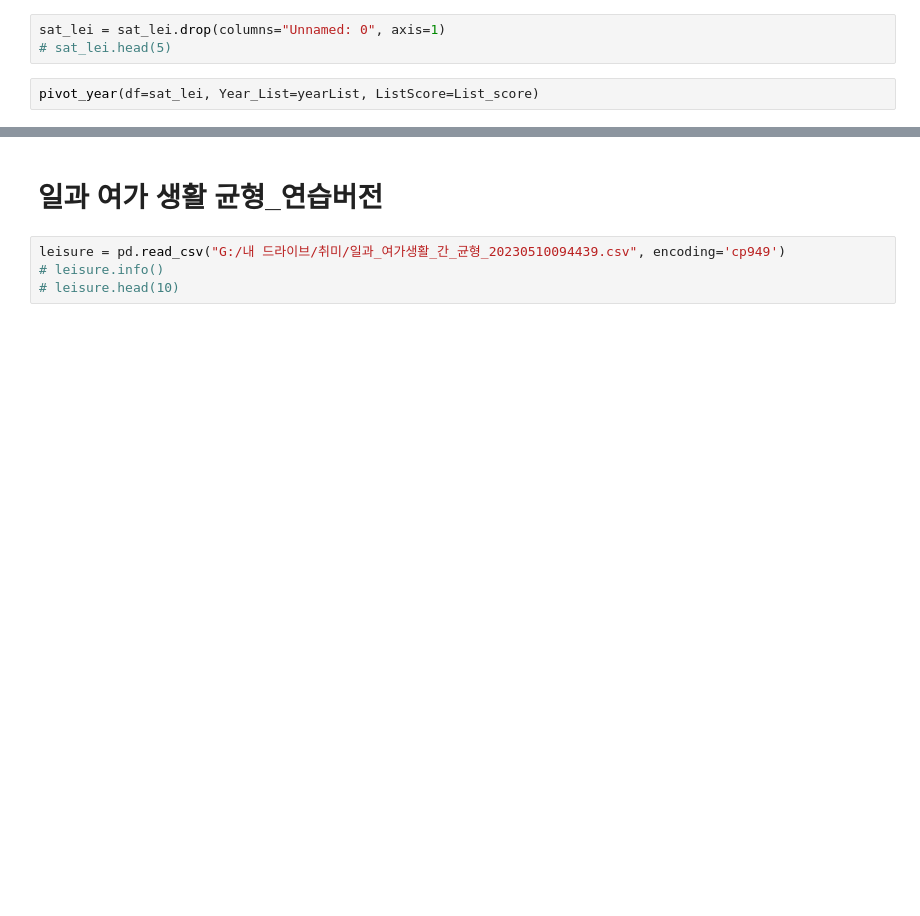
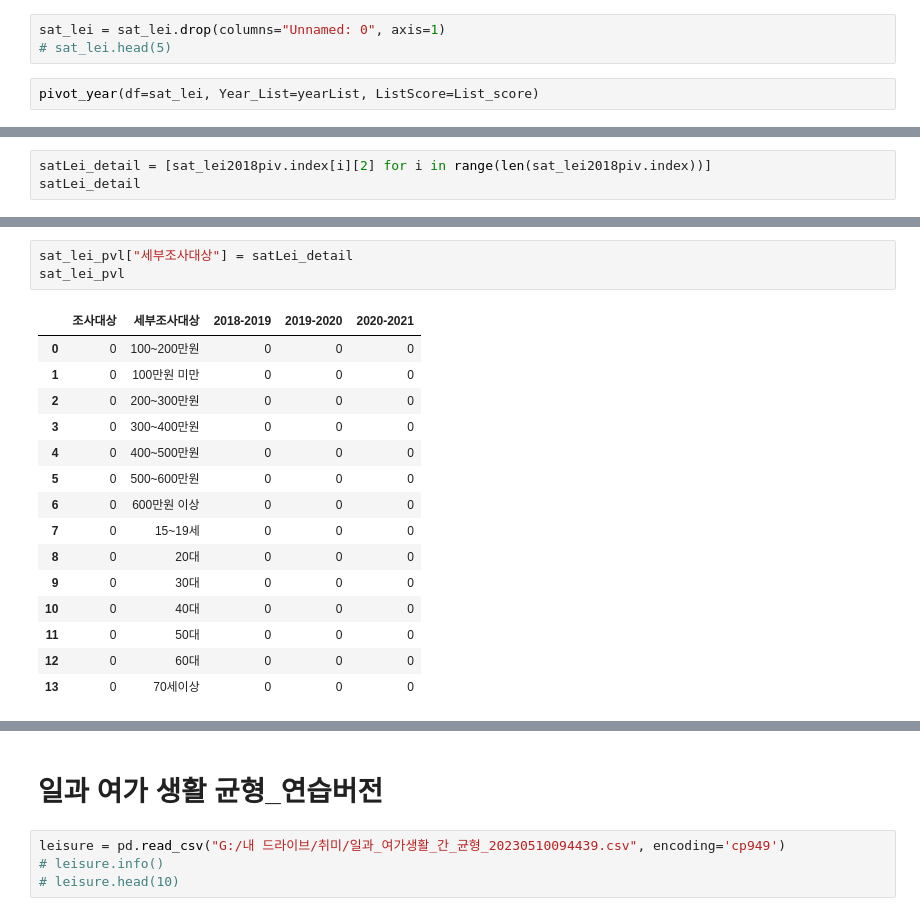
Before and after one commit to nyeokinyeoki/Toy-Projects-with-Tableau, a Jupyter notebook: Side_pro_leis.ipynb, the cells around one changed output, grey strips where cells are left out. Saved outputs shown, nothing was run; the diff lists cells and outputs as text; blank space fills up the shorter version.

```diff
--- a/Side_pro_leis.ipynb
+++ b/Side_pro_leis.ipynb
@@ -436,0 +424,3 @@ sat_lei_piv.head()
+# %%
+satLei_detail = [sat_lei2018piv.index[i][2] for i in range(len(sat_lei2018piv.index))]
+satLei_detail
@@ -436,0 +463,19 @@ sat_lei_piv.head()
+# %%
+sat_lei_pvl["세부조사대상"] = satLei_detail
+sat_lei_pvl
+# %% [output]
+|  | 조사대상 | 세부조사대상 | 2018-2019 | 2019-2020 | 2020-2021 |
+| 0 | 0 | 100~200만원 | 0 | 0 | 0 |
+| 1 | 0 | 100만원 미만 | 0 | 0 | 0 |
+| 2 | 0 | 200~300만원 | 0 | 0 | 0 |
+| 3 | 0 | 300~400만원 | 0 | 0 | 0 |
+| 4 | 0 | 400~500만원 | 0 | 0 | 0 |
+| 5 | 0 | 500~600만원 | 0 | 0 | 0 |
+| 6 | 0 | 600만원 이상 | 0 | 0 | 0 |
+| 7 | 0 | 15~19세 | 0 | 0 | 0 |
+| 8 | 0 | 20대 | 0 | 0 | 0 |
+| 9 | 0 | 30대 | 0 | 0 | 0 |
+| 10 | 0 | 40대 | 0 | 0 | 0 |
+| 11 | 0 | 50대 | 0 | 0 | 0 |
+| 12 | 0 | 60대 | 0 | 0 | 0 |
+| 13 | 0 | 70세이상 | 0 | 0 | 0 |
```
Also changed, not shown: parts of 9 cells of this notebook.
